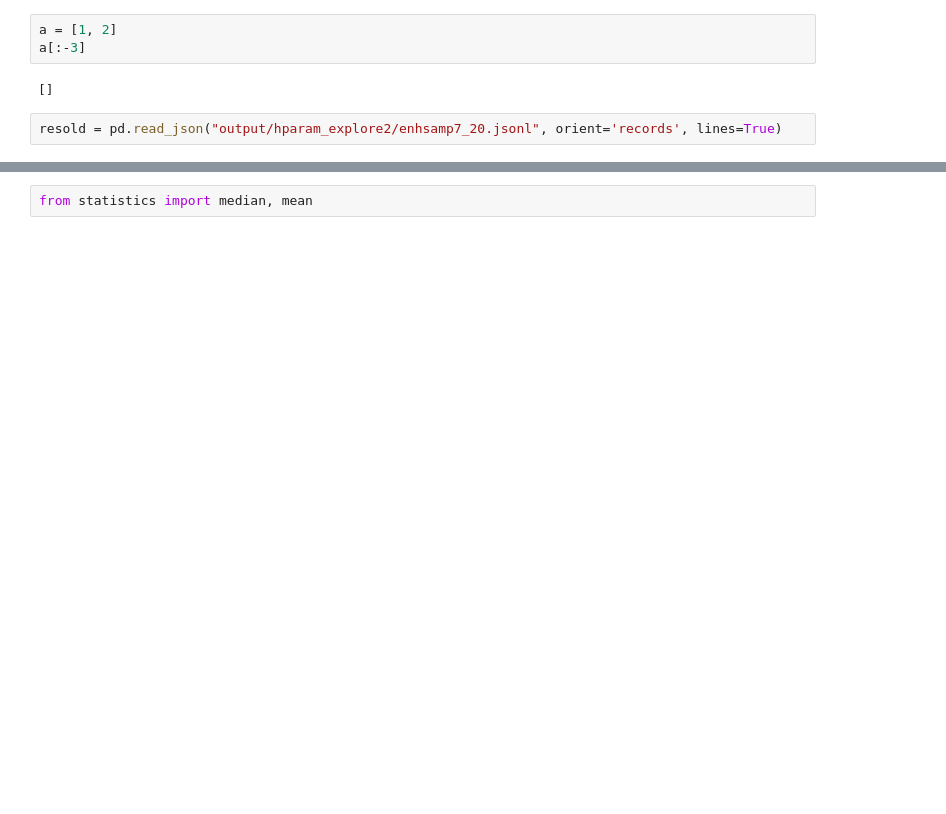
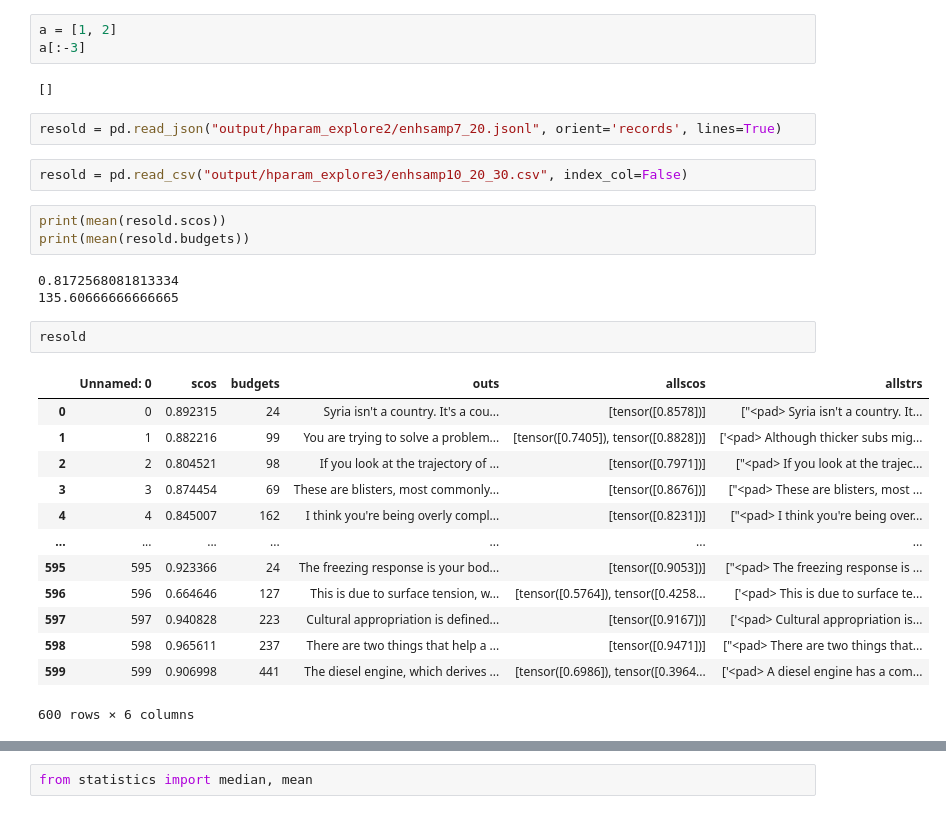
Before and after one commit to PrasannS/tfr-decoding, a Jupyter notebook: explore_pfsamp.ipynb, the cells around one changed output, grey strips where cells are left out. Drawn from its saved outputs; the diff is of its cells as text; blank space fills up the shorter version.

```diff
--- a/explore_pfsamp.ipynb
+++ b/explore_pfsamp.ipynb
@@ -68,3 +88,27 @@ a[:-3]
 []
 # %%
 resold = pd.read_json("output/hparam_explore2/enhsamp7_20.jsonl", orient='records', lines=True)
+# %%
+resold = pd.read_csv("output/hparam_explore3/enhsamp10_20_30.csv", index_col=False)
+# %%
+print(mean(resold.scos))
+print(mean(resold.budgets))
+# %% [output]
+0.8172568081813334
+135.60666666666665
+# %%
+resold
+# %% [output]
+|  | Unnamed: 0 | scos | budgets | outs | allscos | allstrs |
+| 0 | 0 | 0.892315 | 24 | Syria isn't a country. It's a cou... | [tensor([0.8578])] | ["<pad> Syria isn't a country. It... |
+| 1 | 1 | 0.882216 | 99 | You are trying to solve a problem... | [tensor([0.7405]), tensor([0.8828])] | ['<pad> Although thicker subs mig... |
+| 2 | 2 | 0.804521 | 98 | If you look at the trajectory of ... | [tensor([0.7971])] | ["<pad> If you look at the trajec... |
+| 3 | 3 | 0.874454 | 69 | These are blisters, most commonly... | [tensor([0.8676])] | ["<pad> These are blisters, most ... |
+| 4 | 4 | 0.845007 | 162 | I think you're being overly compl... | [tensor([0.8231])] | ["<pad> I think you're being over... |
+| ... | ... | ... | ... | ... | ... | ... |
+| 595 | 595 | 0.923366 | 24 | The freezing response is your bod... | [tensor([0.9053])] | ["<pad> The freezing response is ... |
+| 596 | 596 | 0.664646 | 127 | This is due to surface tension, w... | [tensor([0.5764]), tensor([0.4258... | ['<pad> This is due to surface te... |
+| 597 | 597 | 0.940828 | 223 | Cultural appropriation is defined... | [tensor([0.9167])] | ['<pad> Cultural appropriation is... |
+| 598 | 598 | 0.965611 | 237 | There are two things that help a ... | [tensor([0.9471])] | ["<pad> There are two things that... |
+| 599 | 599 | 0.906998 | 441 | The diesel engine, which derives ... | [tensor([0.6986]), tensor([0.3964... | ['<pad> A diesel engine has a com... |
+600 rows × 6 columns
```
Also changed, not shown: parts of 9 cells of this notebook, 3 other files.
